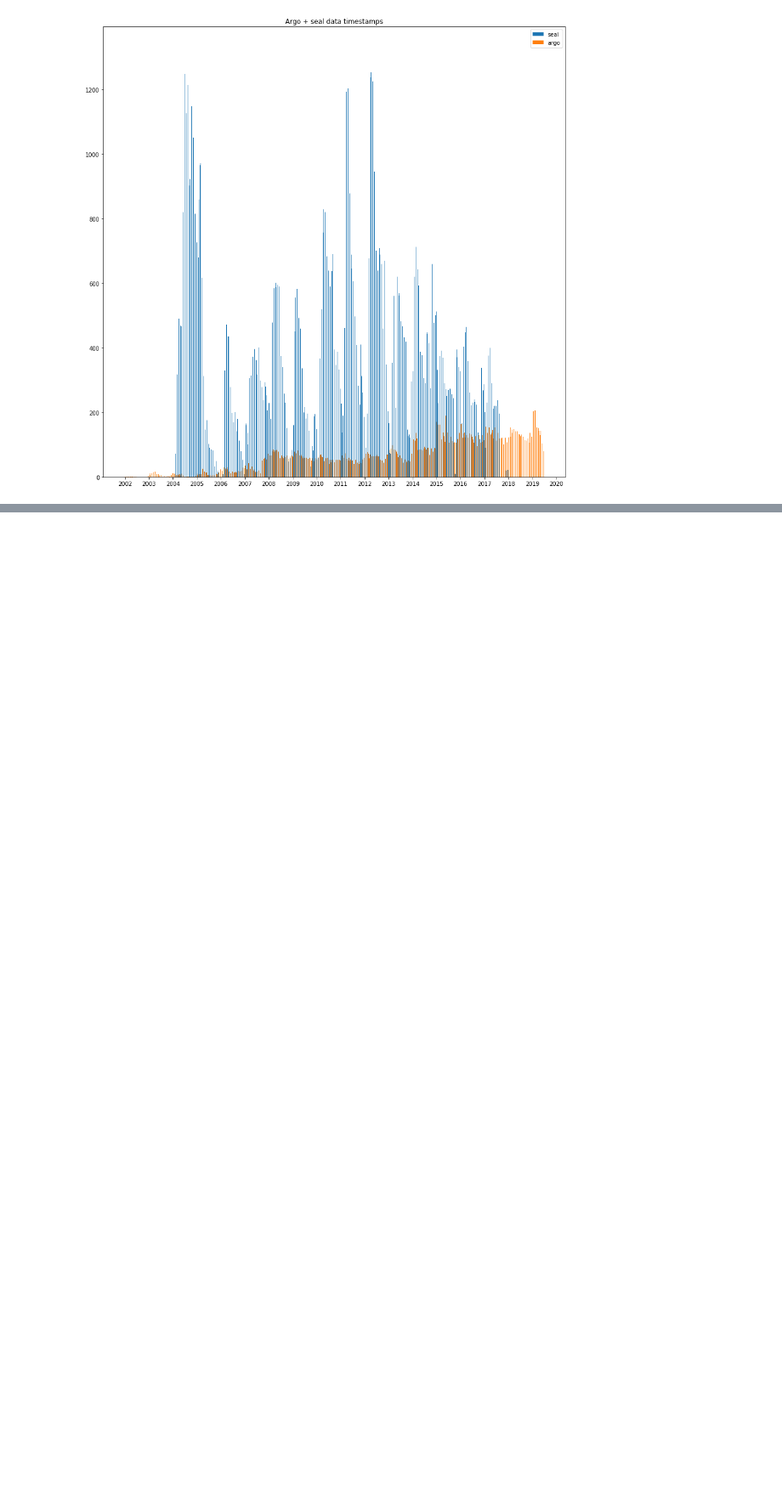
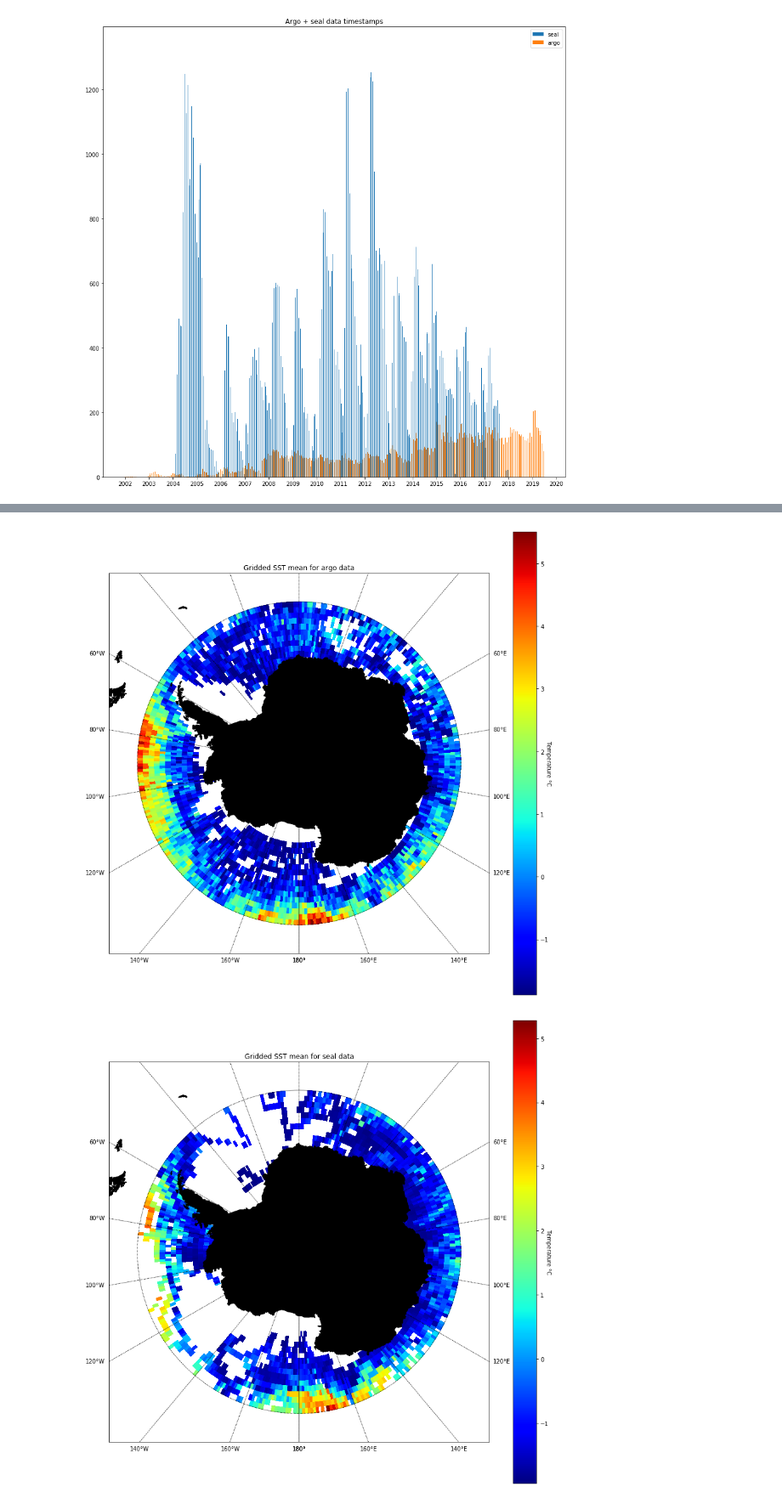
Before and after one commit to UoA-eResearch/argo, a Jupyter notebook: plot.ipynb, the cells around one changed output, grey strips where cells are left out. Shown at 85% size. Cells and saved outputs as stored; diff of their text form; code cells hidden in the pictures; blank space fills up the shorter version.

Commit message:
fix grids

```diff
--- a/plot.ipynb
+++ b/plot.ipynb
@@ -170,0 +176,3 @@ plt.show()
+# %%
+argo_grid = load_netcdf_grid()
+seal_grid = load_netcdf_grid("seal")
@@ -170,0 +184,9 @@ plt.show()
+# %%
+combined_grid = np.nanmean((argo_grid, seal_grid), axis=0)
+# %%
+plot_grid(argo_grid)
+plot_grid(seal_grid, "Gridded SST mean for seal data")
+plot_grid(combined_grid, "Gridded SST mean for argo+seal data")
+# %% [output]
+[figure, added]
+[figure, added]
```
Also changed, not shown: parts of 7 cells of this notebook, 1 other file.
